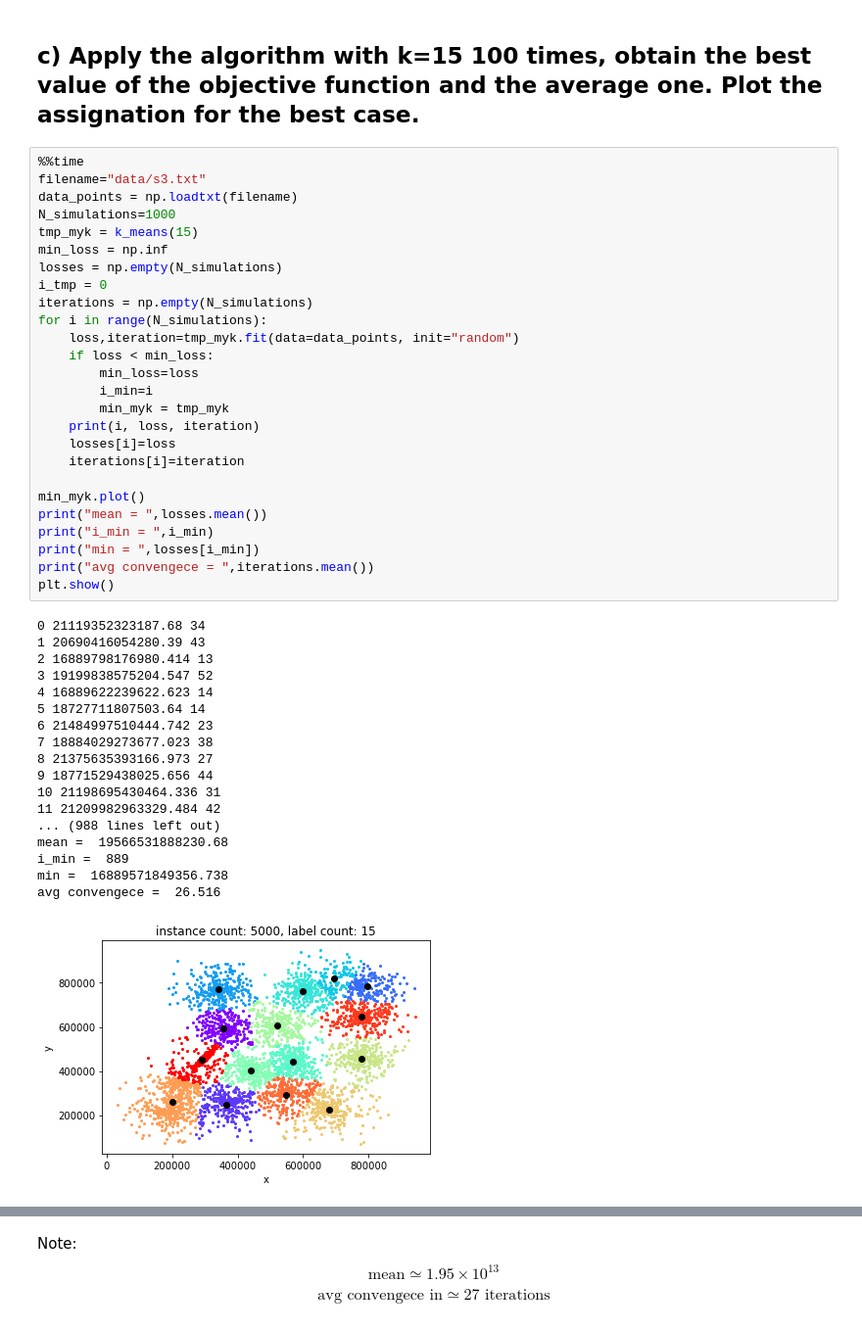
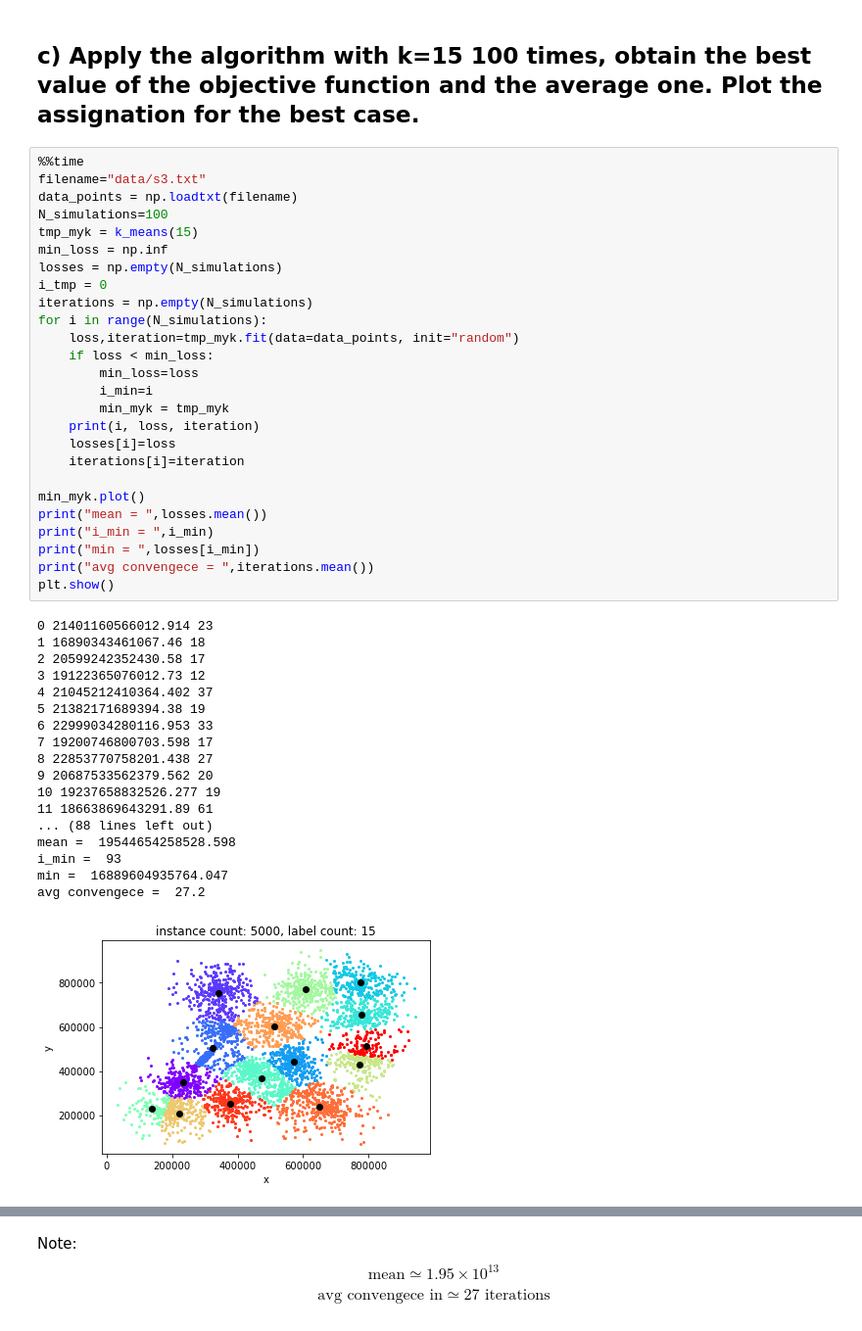
Before and after one commit to marco-celoria/Unsupervised_Machine_Learning, a Jupyter notebook: ex2.ipynb, the cells around one changed output, grey strips where cells are left out. Shown: that part at 98% size. Drawn from its saved outputs; the diff is of its cells as text.

```diff
--- a/ex2.ipynb
+++ b/ex2.ipynb
@@ -132,45 +132,45 @@ Wall time: 234 ms
 # %%
 %%time
 filename="data/s3.txt"
 data_points = np.loadtxt(filename)
-N_simulations=1000
+N_simulations=100
 tmp_myk = k_means(15)
 min_loss = np.inf
 losses = np.empty(N_simulations)
 i_tmp = 0
 iterations = np.empty(N_simulations)
 for i in range(N_simulations):
     loss,iteration=tmp_myk.fit(data=data_points, init="random")
     if loss < min_loss:
         min_loss=loss
         i_min=i
         min_myk = tmp_myk
     print(i, loss, iteration)
     losses[i]=loss
     iterations[i]=iteration
 
 min_myk.plot()
 print("mean = ",losses.mean())
 print("i_min = ",i_min)
 print("min = ",losses[i_min])
 print("avg convengece = ",iterations.mean())
 plt.show()
 # %% [output]
-0 21119352323187.68 34
-1 20690416054280.39 43
-2 16889798176980.414 13
-3 19199838575204.547 52
-4 16889622239622.623 14
-5 18727711807503.64 14
-6 21484997510444.742 23
-7 18884029273677.023 38
-8 21375635393166.973 27
-9 18771529438025.656 44
-10 21198695430464.336 31
-11 21209982963329.484 42
-... (988 lines left out)
-mean =  19566531888230.68
-i_min =  889
-min =  16889571849356.738
-avg convengece =  26.516
+0 21401160566012.914 23
+1 16890343461067.46 18
+2 20599242352430.58 17
+3 19122365076012.73 12
+4 21045212410364.402 37
+5 21382171689394.38 19
+6 22999034280116.953 33
+7 19200746800703.598 17
+8 22853770758201.438 27
+9 20687533562379.562 20
+10 19237658832526.277 19
+11 18663869643291.89 61
+... (88 lines left out)
+mean =  19544654258528.598
+i_min =  93
+min =  16889604935764.047
+avg convengece =  27.2
-[figure, old version]
+[figure, new version]
```
Also changed, not shown: parts of 8 cells of this notebook.
